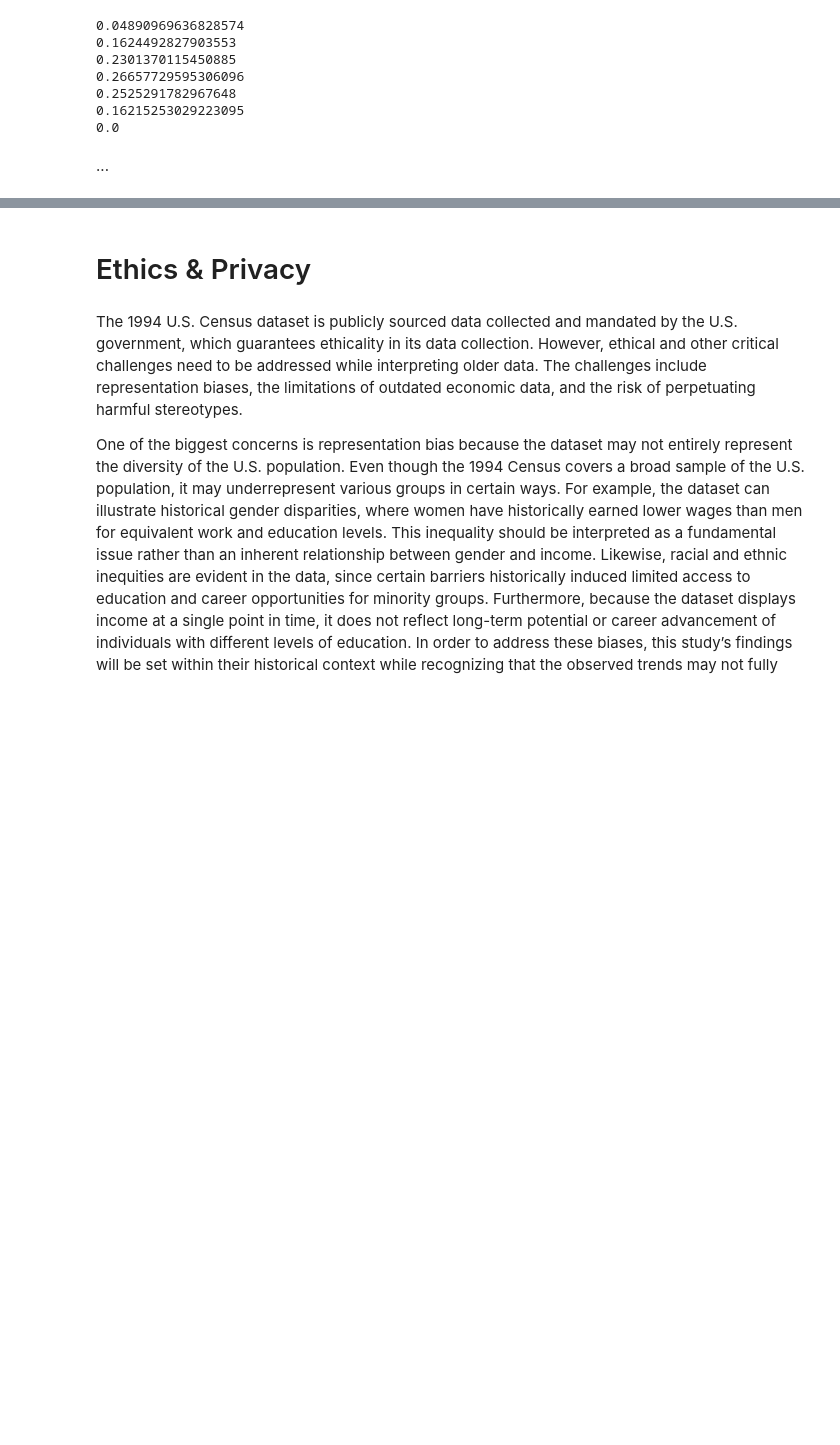
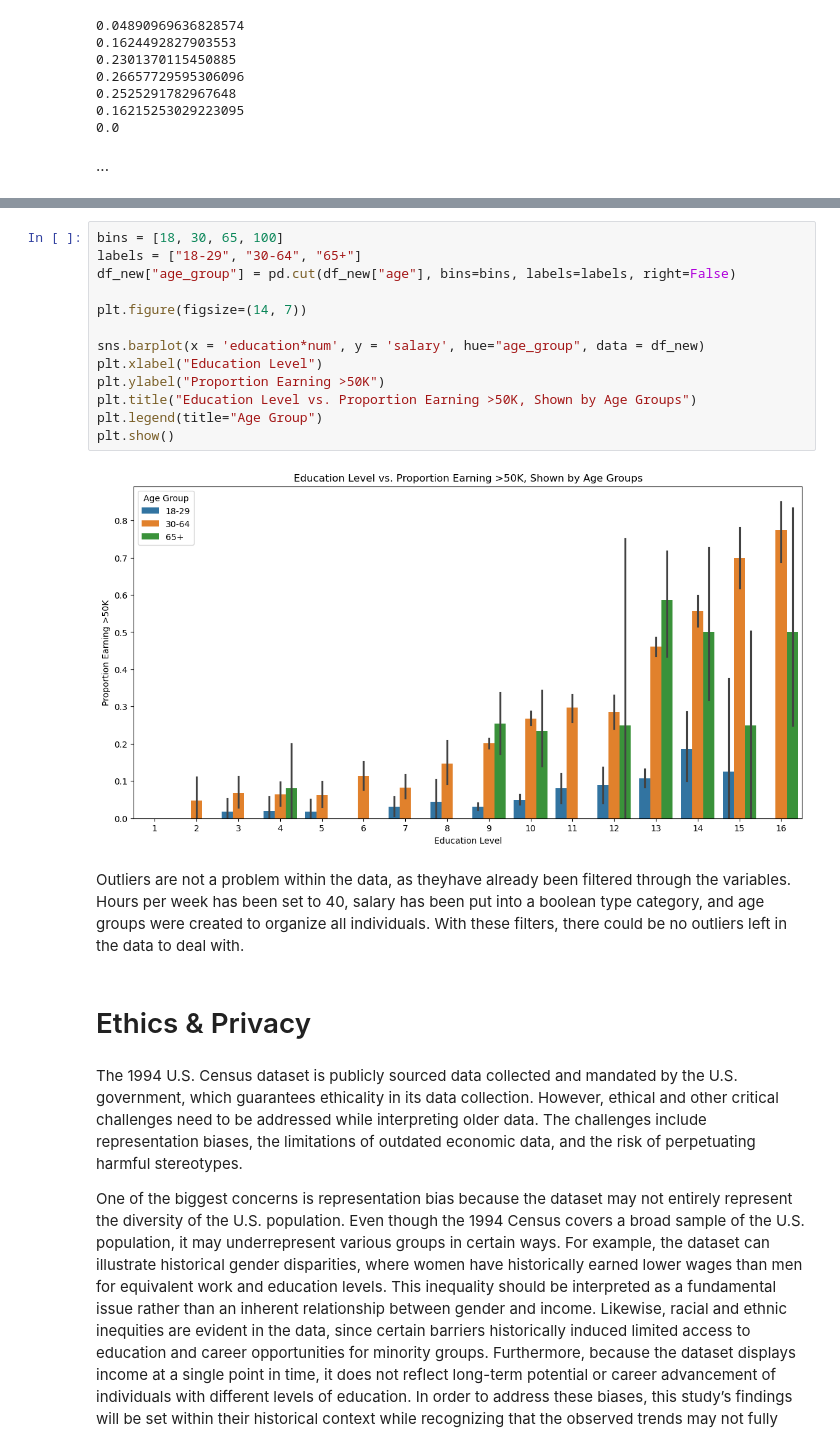
Before and after one commit to Nooowin/edu-salary-analysis, a Jupyter notebook: EDACheckpoint_Group179_WI25.ipynb, the cells around one changed output, grey strips where cells are left out. Cells and saved outputs as stored; diff of their text form; blank space fills up the shorter version.

Commit message:
eda graph 2

```diff
--- a/EDACheckpoint_Group179_WI25.ipynb
+++ b/EDACheckpoint_Group179_WI25.ipynb
@@ -279,3 +276,20 @@ Some more words and stuff.  Remember notebooks work best if you interleave the c
+# %%
+bins = [18, 30, 65, 100]
+labels = ["18-29", "30-64", "65+"]
+df_new["age_group"] = pd.cut(df_new["age"], bins=bins, labels=labels, right=False)
+
+plt.figure(figsize=(14, 7))
+
+sns.barplot(x = 'education*num', y = 'salary', hue="age_group", data = df_new)
+plt.xlabel("Education Level")
+plt.ylabel("Proportion Earning >50K")
+plt.title("Education Level vs. Proportion Earning >50K, Shown by Age Groups")
+plt.legend(title="Age Group")
+plt.show()
+# %% [output]
+[figure, added]
+# %% [markdown]
+Outliers are not a problem within the data, as theyhave already been filtered through the variables. Hours per week has been set to 40, salary has been put into a boolean type category, and age groups were created to organize all individuals. With these filters, there could be no outliers left in the data to deal with.
 # %% [markdown]
 # Ethics & Privacy
 # %% [markdown]
```
Also changed, not shown: parts of 10 cells of this notebook.
